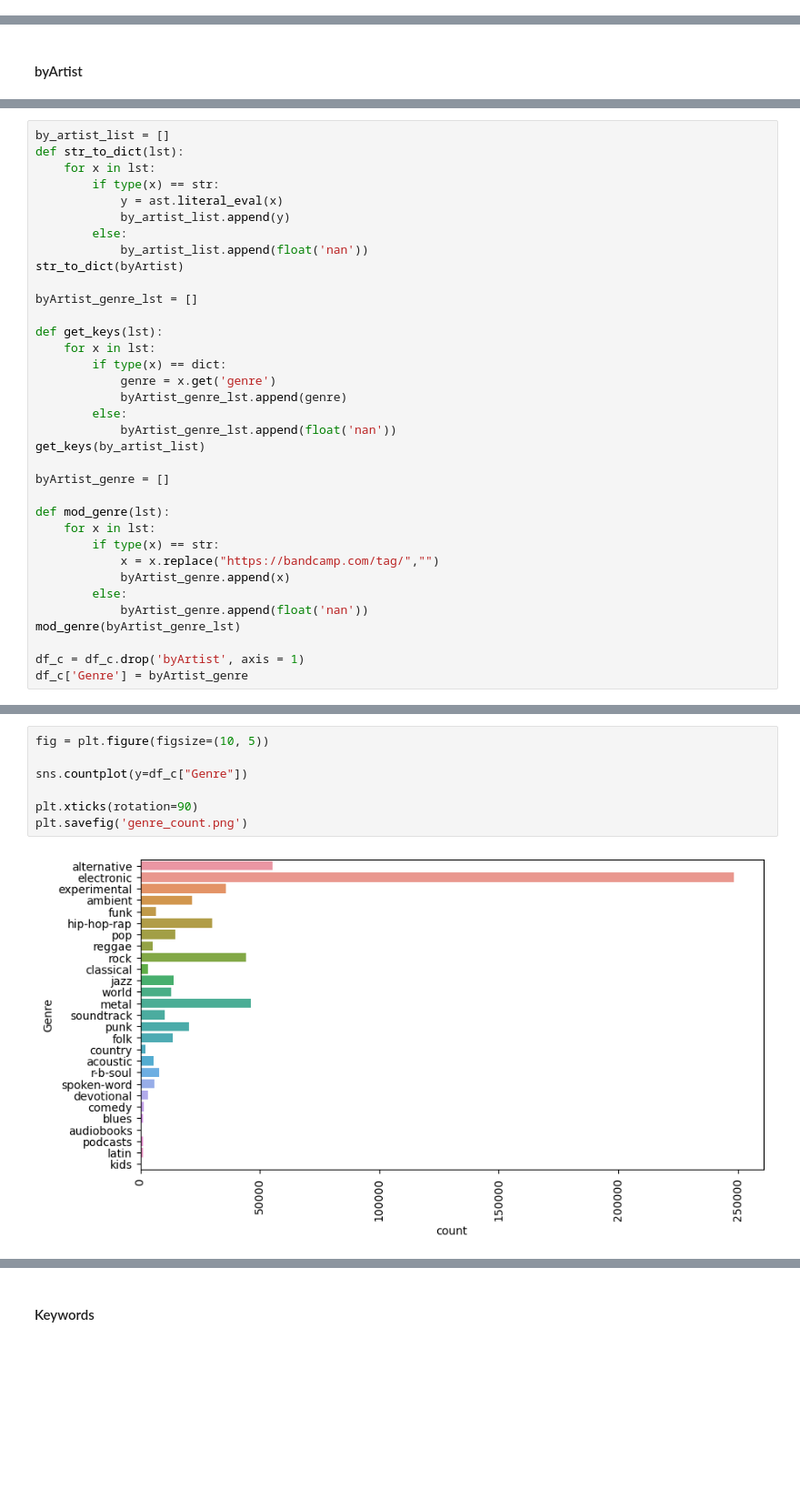
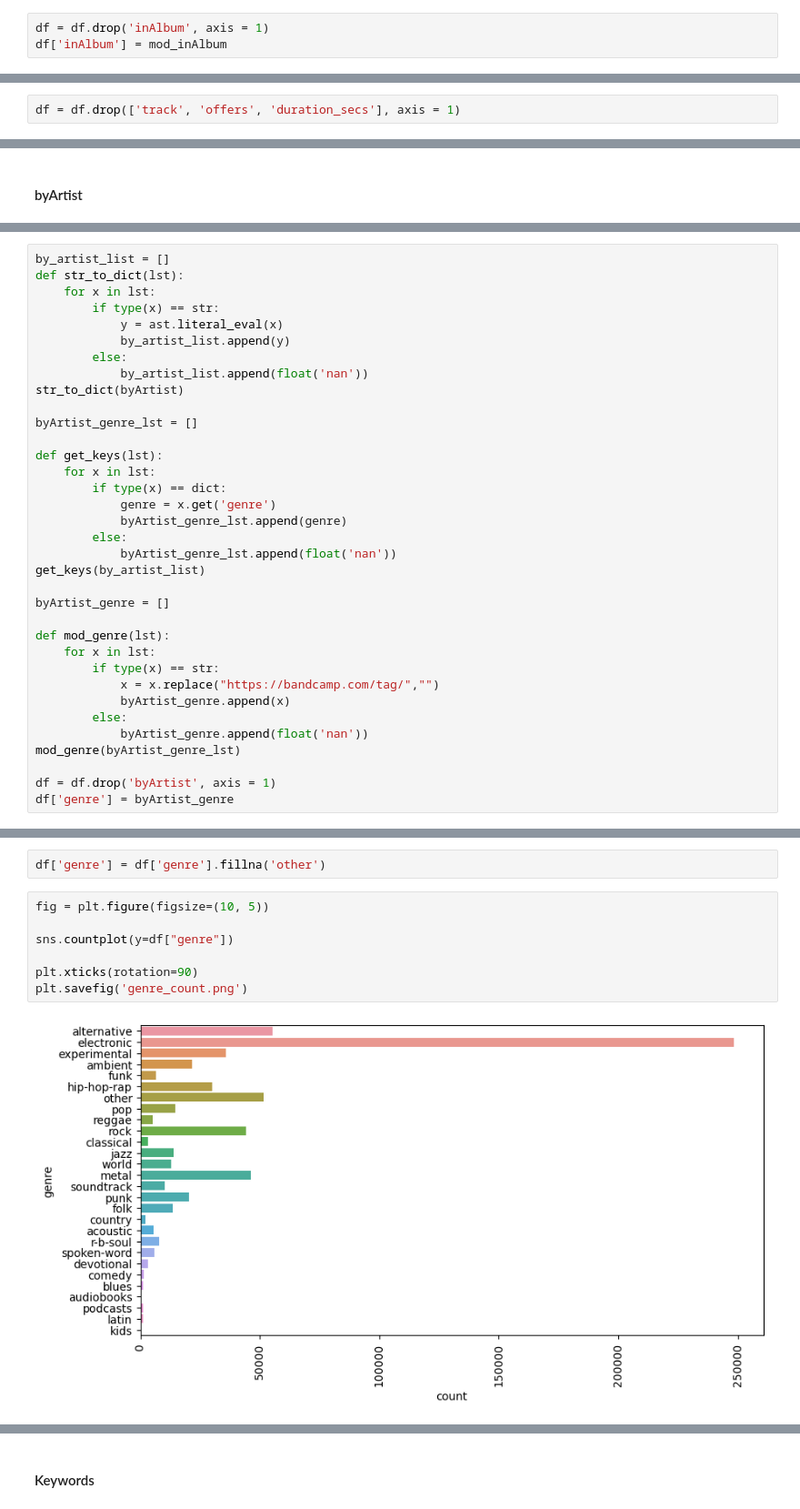
Before and after one commit to Maevezw/Master-Thesis, a Jupyter notebook: Data cleaning and preprocessing.ipynb, the cells around one changed output, grey strips where cells are left out. Shown: that part at 91% size. Drawn from its saved outputs; the diff is of its cells as text; blank space fills up the shorter version.

```diff
--- a/Data cleaning and preprocessing.ipynb
+++ b/Data cleaning and preprocessing.ipynb
@@ -106,0 +147,3 @@ df_c['albumRelease'] = albumRelease_count
+# %%
+df = df.drop('inAlbum', axis = 1)
+df['inAlbum'] = mod_inAlbum
@@ -106,0 +162,2 @@ df_c['albumRelease'] = albumRelease_count
+# %%
+df = df.drop(['track', 'offers', 'duration_secs'], axis = 1)
@@ -141,5 +209,5 @@ def mod_genre(lst):
             byArtist_genre.append(float('nan'))
 mod_genre(byArtist_genre_lst)
 
-df_c = df_c.drop('byArtist', axis = 1)
-df_c['Genre'] = byArtist_genre
+df = df.drop('byArtist', axis = 1)
+df['genre'] = byArtist_genre
@@ -146,9 +218,11 @@ df_c['Genre'] = byArtist_genre
+# %%
+df['genre'] = df['genre'].fillna('other')
 # %%
 fig = plt.figure(figsize=(10, 5))
 
-sns.countplot(y=df_c["Genre"])
+sns.countplot(y=df["genre"])
 
 plt.xticks(rotation=90)
 plt.savefig('genre_count.png')
 # %% [output]
-[figure, old version]
+[figure, new version]
```
Also changed, not shown: parts of 93 cells of this notebook.
